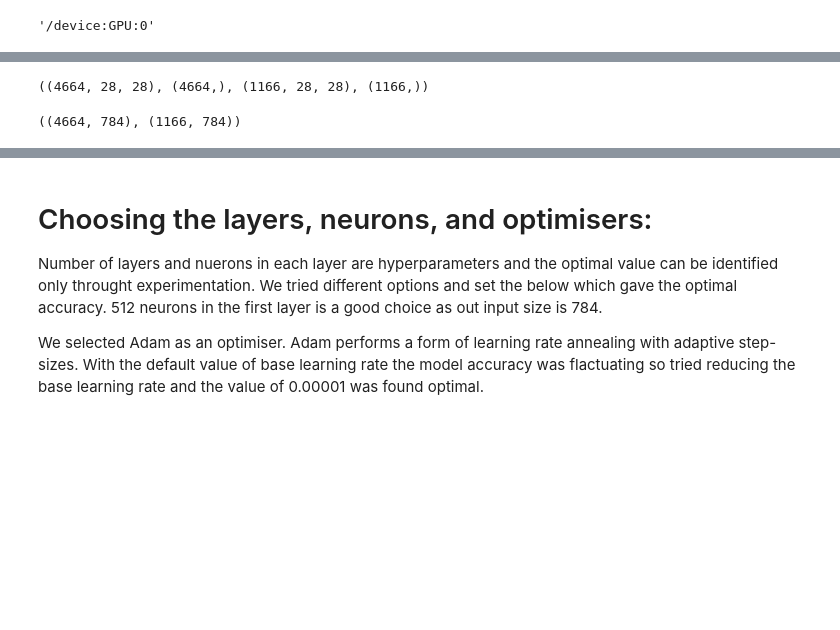
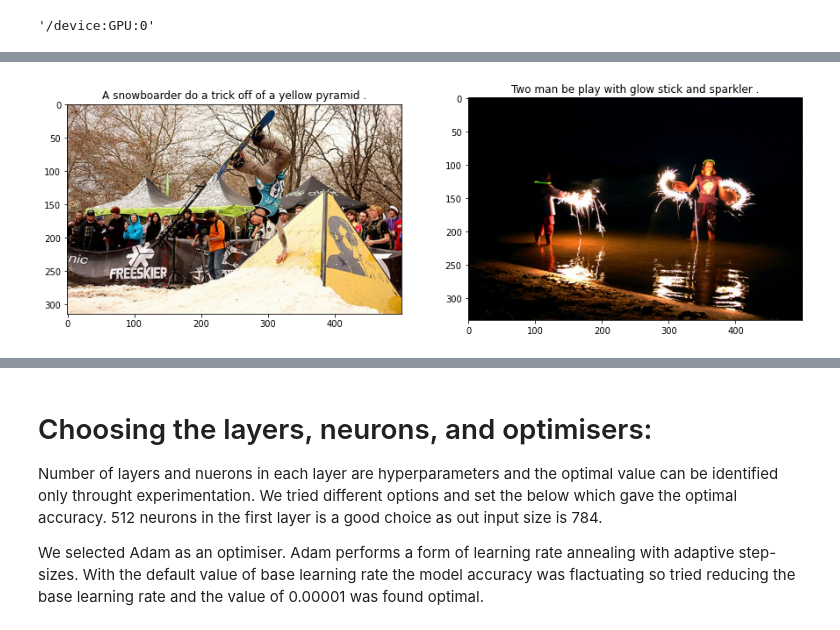
Before and after one commit to amrendra1002/DS-ML, a Jupyter notebook: DL_Assignment2.ipynb, the cells around one changed output, grey strips where cells are left out. Cells and saved outputs as stored; diff of their text form; code cells hidden in the pictures; blank space fills up the shorter version.

```diff
--- a/DL_Assignment2.ipynb
+++ b/DL_Assignment2.ipynb
@@ -36,0 +60,7 @@ os.chdir(r'/content/drive/My Drive/Data/archive (1).zip (Unzipped Files)/chest_x
+# %%
+import pickle
+from google.colab import drive
+drive.mount('/content/drive')
+os.chdir(r'/content/drive/MyDrive/Copy of Image_captioning_Dataset.zip (Unzipped Files)')
+infile = open('set_4.pkl','rb')
+inputData = pickle.load(infile)
@@ -52,6 +88,0 @@ for image in tqdm(os.listdir("train/PNEUMONIA")):
-# %%
-fig, ax = pyplot.subplots(nrows=1, ncols=2, figsize=(15,15))
-for i in range(2):
-    pnem_img = load_img("train/PNEUMONIA" + "/" + pnem_images[i])
-    ax[i].imshow(pnem_img)
-    ax[i].set_title('Pheumonia Image ' + str(i+1))
@@ -60,6 +88,0 @@ for i in range(2):
-# %%
-fig, ax = pyplot.subplots(nrows=1, ncols=2, figsize=(15,15))
-for i in range(2):
-    normal_img = load_img("train/NORMAL" + "/" + normal_images[i])
-    ax[i].imshow(normal_img)
-    ax[i].set_title('Normal Image ' + str(i+1))
@@ -208,4 +88,0 @@ X_train, X_test, Y_train, Y_test = train_test_split(X, Y, random_state = 25, tes
-# %%
-X_train.shape, Y_train.shape, X_test.shape, Y_test.shape
-# %% [output]
-((4664, 28, 28), (4664,), (1166, 28, 28), (1166,))
@@ -215,4 +89,8 @@ x_test=X_test.reshape(X_test.shape[0],X_test.shape[1]*X_test.shape[2]).astype('f
-# %%
-x_train.shape, x_test.shape
-# %% [output]
-((4664, 784), (1166, 784))
+# %%
+fig, ax = pyplot.subplots(nrows=1, ncols=2, figsize=(15,15))
+for i in range(2):
+    img = load_img("Flicker8k_Dataset" + "/" + inputData[i].split("#")[0])
+    ax[i].imshow(img)
+    ax[i].set_title(inputData[i].split("\t")[1])
+# %% [output]
+[figure, added]
```
Also changed, not shown: parts of 64 cells of this notebook.
